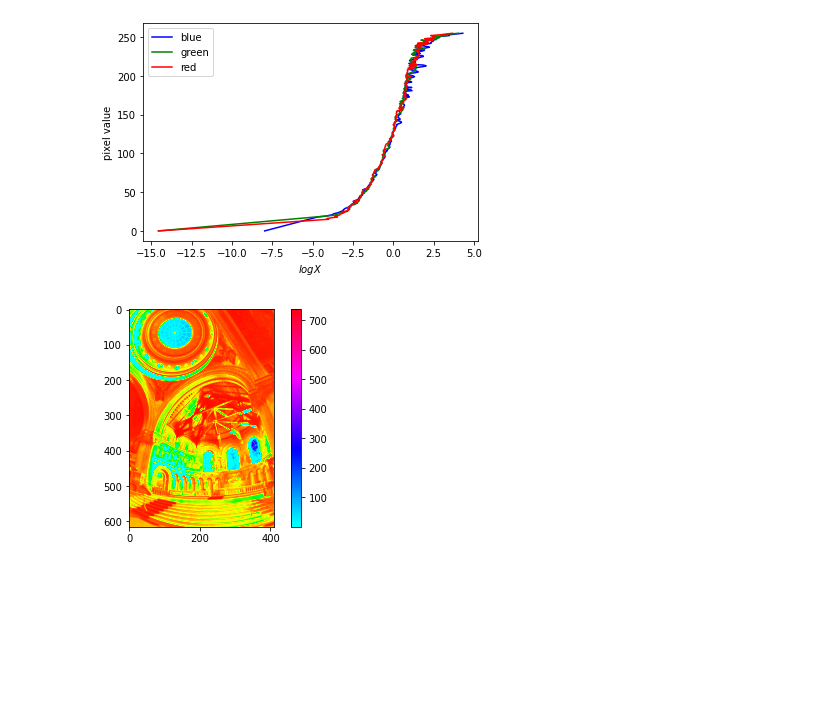
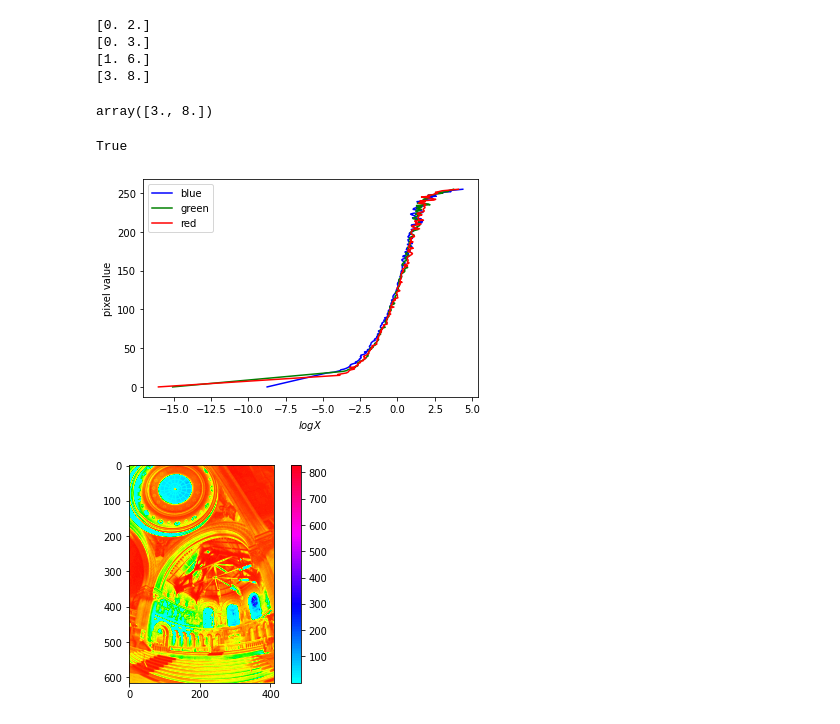
Before and after one commit to b05902105/NTU-VFX-2021-Spring, a Jupyter notebook: hw1/hw1.ipynb, the cells around one changed output. Saved outputs shown, nothing was run; the diff lists cells and outputs as text; code cells hidden in the pictures; blank space fills up the shorter version.

Commit message:
finish a perfect mtb_alignment algorithm

```diff
--- a/hw1/hw1.ipynb
+++ b/hw1/hw1.ipynb
@@ -151,26 +150,41 @@ def gammaToneMapping(image):
+# %%
+path = './data/images3'
+
+# BGR Images
+images = imread(path)
+# %%
+mtb_alignment(images[8], images[9], M=50, num_iter=4, r=4)
+# %% [output]
+[0. 2.]
+[0. 3.]
+[1. 6.]
+[3. 8.]
+array([3., 8.])
+# %%
+h, w = images[0].shape[:-1]
+cv2.imwrite('new9.JPG', cv2.warpAffine(images[9], np.float32([[1, 0, 3], [0, 1, 8]]), (w, h)))
+# %% [output]
+True
 # %%
-path = './data/images2'
 
-# BGR Images
-images = imread(path)
-images = np.array([center_crop(x) for x in images])
+#images = np.array([center_crop(x) for x in images])
 blurs = np.array([cv2.GaussianBlur(img, (9, 9), 0) for img in images])
 shutter_speed = np.log([32, 16, 8, 4, 2, 1, 1/2, 1/4, 1/8, 1/16, 1/32, 1/64, 1/128, 1/256, 1/512, 1/1024])
 # img3_shutter_speed = np.log([0.01, 0.02, 0.04, 1/13, 1/6, 1/3, 1, 2, 4, 8])
 P = len(blurs)
 
 indices = indices_sampling(blurs, size=50)
 
 # Sampling images' pixel value in a (3 x N x P) form
 Z = blurs.transpose(3, 1, 2, 0).reshape(3, -1, P)[:, indices]
 
 G = []
 for i in range(3):
     g, e = debevec(Z[i], shutter_speed, 0.1, get_windows())
     G.append(g)
 plot_responsive_curves(G)
 img = hdr_reconstruction(images, shutter_speed, G, get_windows())
-plot_radiance_map(img, center_ratio=0.2)
+#plot_radiance_map(img, center_ratio=0.2)
 # %% [output]
-[figure, old version]
+[figure, new version]
-[figure, old version]
+[figure, new version]
```
Also changed, not shown: parts of 3 cells of this notebook.
